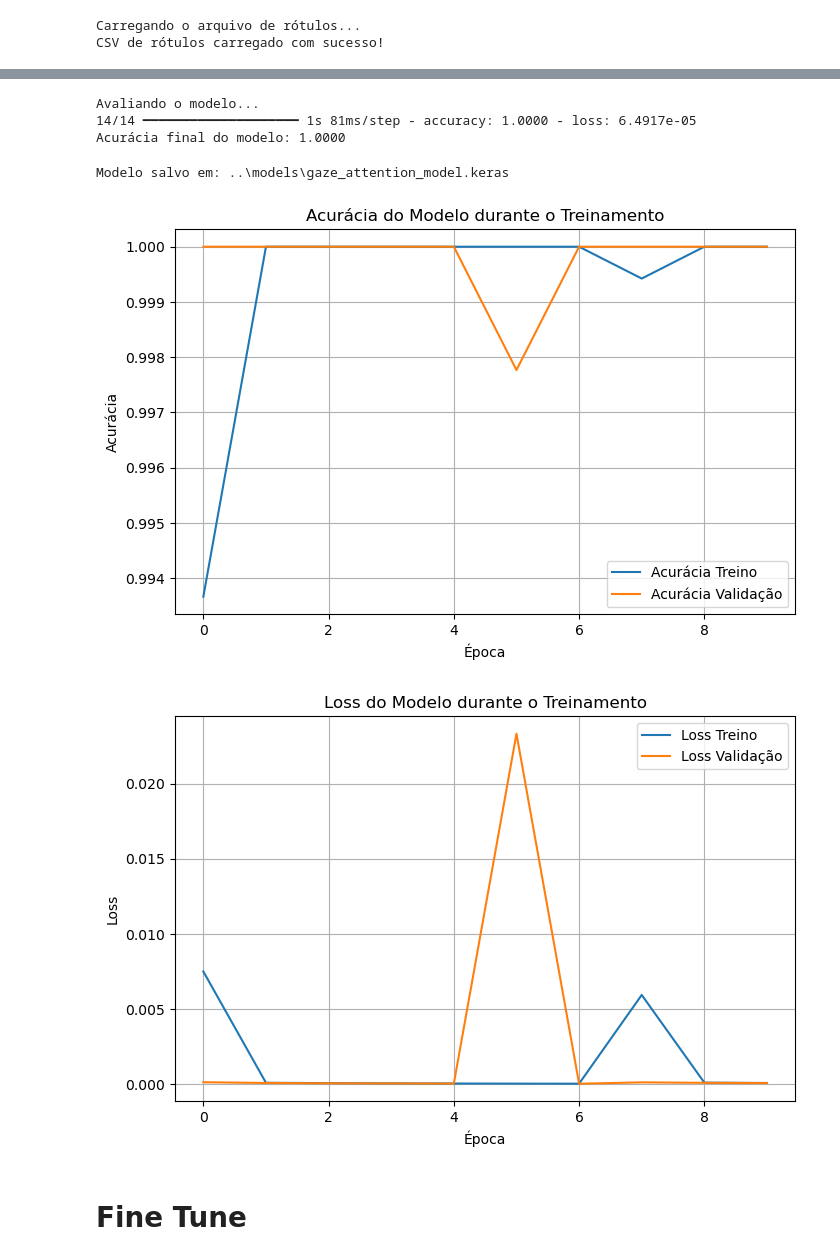
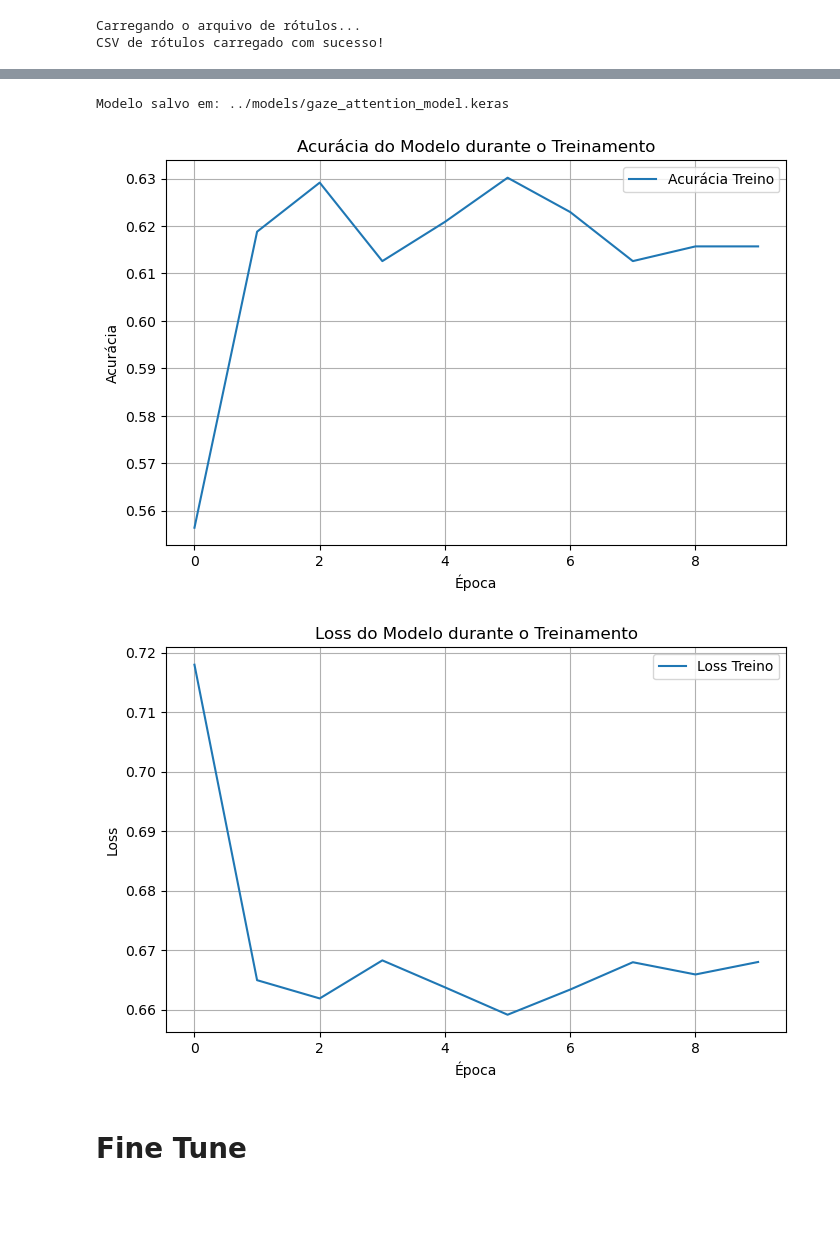
Before and after one commit to pmalaquias/BCC326_TP_PDI, a Jupyter notebook: notebooks/processamento_new.ipynb, the cells around one changed output, grey strips where cells are left out. Saved outputs shown, nothing was run; the diff lists cells and outputs as text; code cells hidden in the pictures; blank space fills up the shorter version.

```diff
--- a/notebooks/processamento_new.ipynb
+++ b/notebooks/processamento_new.ipynb
@@ -216,8 +376,0 @@ total_batches = len(batch_files)
-# %%
-# Dividir os lotes em treino, validação e teste
-batch_indices = np.arange(total_batches)
-train_batches_indices, test_batches_indices = train_test_split(batch_indices, test_size=0.2, random_state=42)
-val_batches_indices, test_batches_indices = train_test_split(test_batches_indices, test_size=0.5, random_state=42)
-
-print(f"Total de lotes: {total_batches}")
-print(f"Lotes para treino: {len(train_batches_indices)}, para validação: {len(val_batches_indices)}, para teste: {len(test_batches_indices)}")
@@ -227,18 +377,27 @@ Lotes para treino: 109, para validação: 14, para teste: 14
 # %%
 # --- 5. Construir o modelo CNN-LSTM ---
 print("\nConstruindo o modelo CNN-LSTM...")
+
+from tensorflow.keras.layers import Dropout
+
 X_sample = np.load(os.path.join(output_dir_sequences, f'X_batch_{train_batches_indices[0]}.npy'))
 input_shape = X_sample.shape[1:]
+
+print(f"Input shape: {input_shape}")
+print(f"Amostra do batch: {X_sample.shape}")
 
 model = Sequential([
     TimeDistributed(Conv2D(32, (3, 3), activation='relu'), input_shape=input_shape),
     TimeDistributed(MaxPooling2D((2, 2))),
+    TimeDistributed(Dropout(0.25)),
     TimeDistributed(Conv2D(64, (3, 3), activation='relu')),
     TimeDistributed(MaxPooling2D((2, 2))),
+    TimeDistributed(Dropout(0.25)),
     TimeDistributed(Flatten()),
-
-    LSTM(64),
+    LSTM(64, dropout=0.2, recurrent_dropout=0.2),
     Dense(1, activation='sigmoid')
 ])
+
+print("Modelo construído com sucesso!")
 # %% [output]
 Construindo o modelo CNN-LSTM...
@@ -273,15 +435,19 @@ Model: "sequential"
  Non-trainable params: 0 (0.00 B)
 # %%
 print("\nIniciando o treinamento do modelo...")
-callback = EarlyStopping(monitor='val_loss', patience=3)
+
+
+total_samples = 1000
+batch_size = 32
+steps_per_epoch = total_samples // batch_size
+
+print(f"Steps per epoch: {steps_per_epoch}")
+print(f"Total samples: {total_samples}")
 
 history = model.fit(
-    data_generator_optimized(train_batches_indices, batch_size=32),
-    steps_per_epoch=len(train_batches_indices),
-    epochs=10,
-    validation_data=data_generator_optimized(val_batches_indices, batch_size=32),
-    validation_steps=len(val_batches_indices),
-    callbacks=[callback]
+    data_generator_optimized(train_batches_indices, batch_size=batch_size),
+    steps_per_epoch=steps_per_epoch,
+    epochs=10
 )
 # %% [output]
 Iniciando o treinamento do modelo...
@@ -304,25 +481,21 @@ Epoch 10/10
-# %%
-print("\nAvaliando o modelo...")
-loss, accuracy = model.evaluate(data_generator_optimized(test_batches_indices, batch_size=32), steps=len(test_batches_indices))
-print(f"Acurácia final do modelo: {accuracy:.4f}")
-# %% [output]
-Avaliando o modelo...
-14/14 ━━━━━━━━━━━━━━━━━━━━ 1s 81ms/step - accuracy: 1.0000 - loss: 6.4917e-05
-Acurácia final do modelo: 1.0000
 # %%
 # --- 8. Salvar o modelo treinado ---
+models_dir = os.path.join(CAMINHO_BASE, 'models')
+if not os.path.exists(models_dir):
+    os.makedirs(models_dir)
+    print(f"Diretório criado: {models_dir}")
+
 model_path = os.path.join(CAMINHO_BASE, 'models', 'gaze_attention_model.keras')
 model.save(model_path)
 print(f"\nModelo salvo em: {model_path}")
 # %% [output]
-Modelo salvo em: ..\models\gaze_attention_model.keras
+Modelo salvo em: ../models/gaze_attention_model.keras
 # %%
 # --- 9. Gráfico de acurácia do modelo ---
 import matplotlib.pyplot as plt
-
 plt.figure(figsize=(8, 5))
 plt.plot(history.history['accuracy'], label='Acurácia Treino')
-plt.plot(history.history['val_accuracy'], label='Acurácia Validação')
+
 plt.title('Acurácia do Modelo durante o Treinamento')
 plt.xlabel('Época')
 plt.ylabel('Acurácia')
@@ -330,20 +503,19 @@ plt.legend()
 plt.grid(True)
 plt.show()
 # %% [output]
-[figure, old version]
+[figure, new version]
 # %%
 # --- 10. Gráfico de loss do modelo ---
 plt.figure(figsize=(8, 5))
 plt.plot(history.history['loss'], label='Loss Treino')
-plt.plot(history.history['val_loss'], label='Loss Validação')
 plt.title('Loss do Modelo durante o Treinamento')
 plt.xlabel('Época')
 plt.ylabel('Loss')
 plt.legend()
 plt.grid(True)
 plt.show()
 # %% [output]
-[figure, old version]
+[figure, new version]
 # %% [markdown]
 # Fine Tune
 # %%
```
Also changed, not shown: parts of 11 cells of this notebook.
